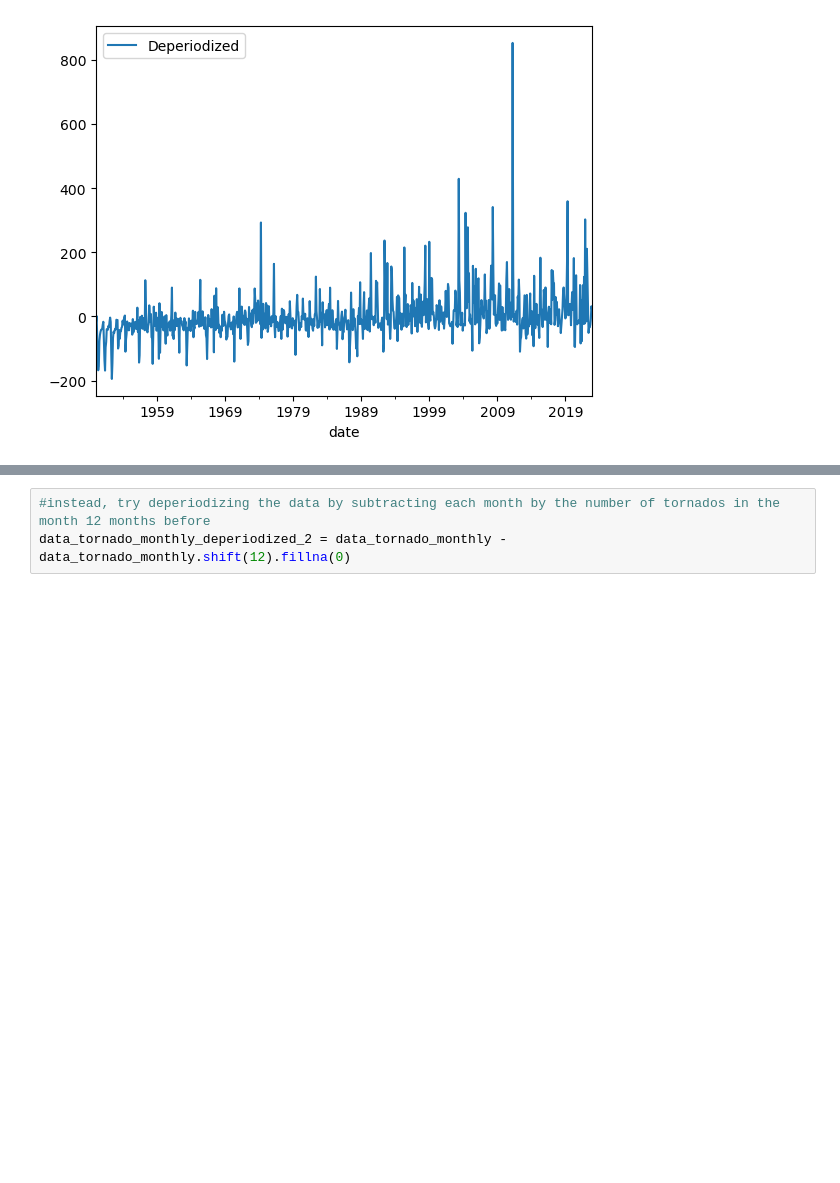
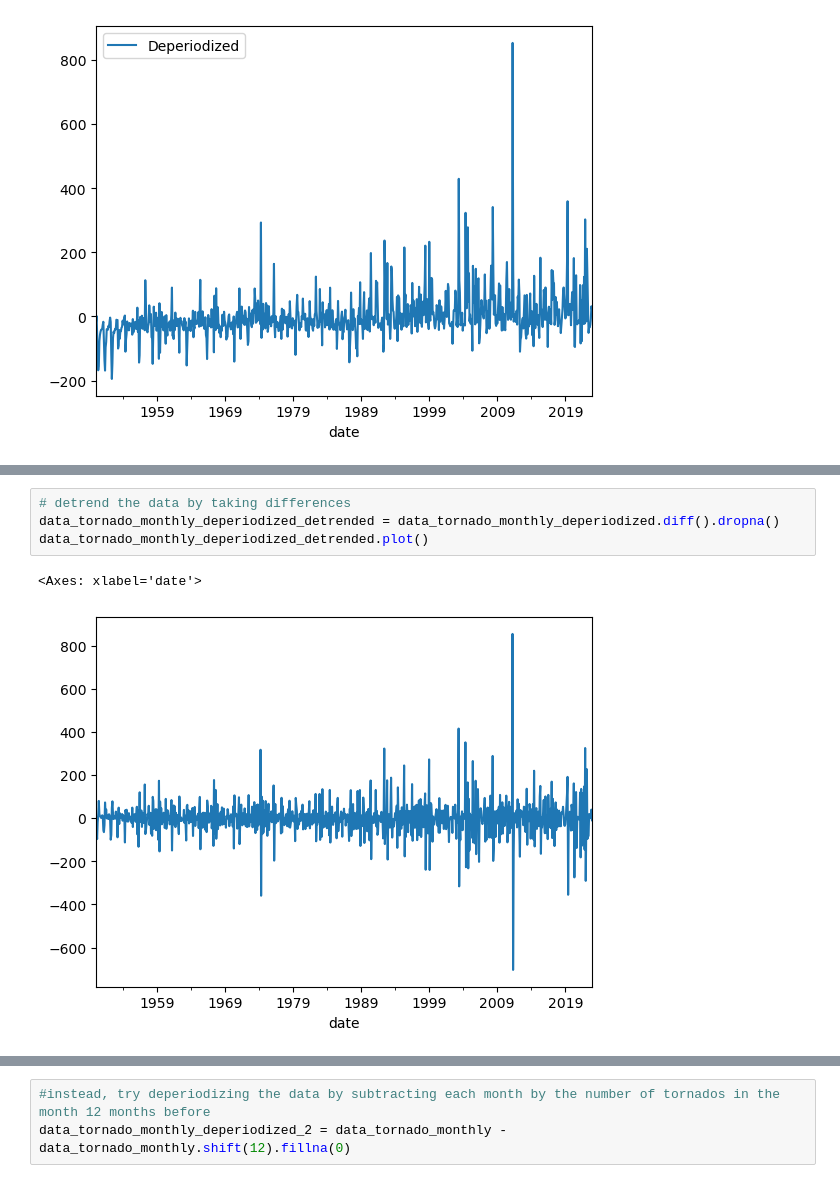
Before and after one commit to kmorhun/disasters_and_politics, a Jupyter notebook: src/overview_and_time_series_2.ipynb, the cells around one changed output, grey strips where cells are left out. Saved outputs shown, nothing was run; the diff lists cells and outputs as text; blank space fills up the shorter version.

```diff
--- a/src/overview_and_time_series_2.ipynb
+++ b/src/overview_and_time_series_2.ipynb
@@ -194,0 +211,7 @@ plt.legend(['Deperiodized', 'Data', 'Interpolation'])
+# %%
+# detrend the data by taking differences
+data_tornado_monthly_deperiodized_detrended = data_tornado_monthly_deperiodized.diff().dropna()
+data_tornado_monthly_deperiodized_detrended.plot()
+# %% [output]
+<Axes: xlabel='date'>
+[figure, added]
```
Also changed, not shown: parts of 8 cells of this notebook.
